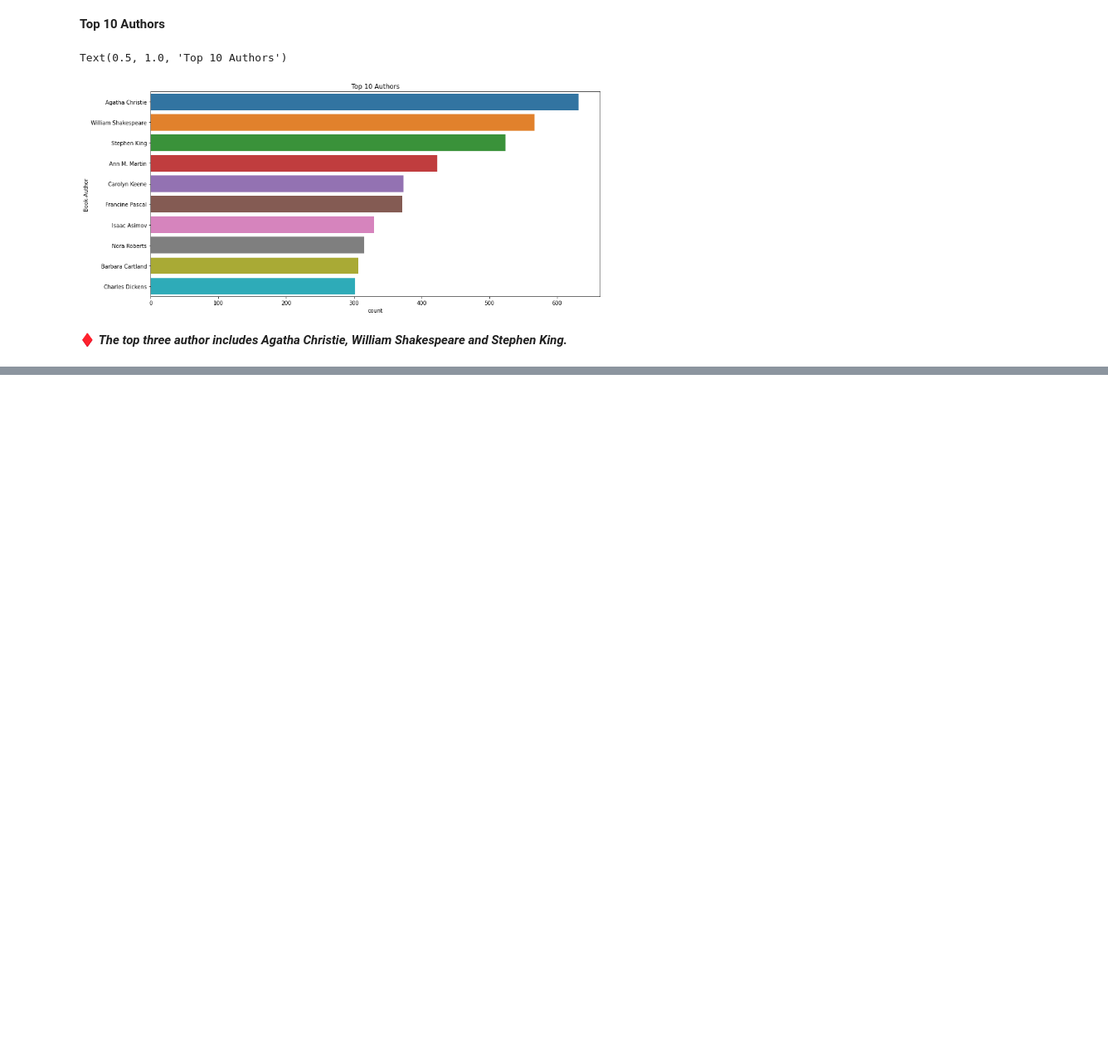
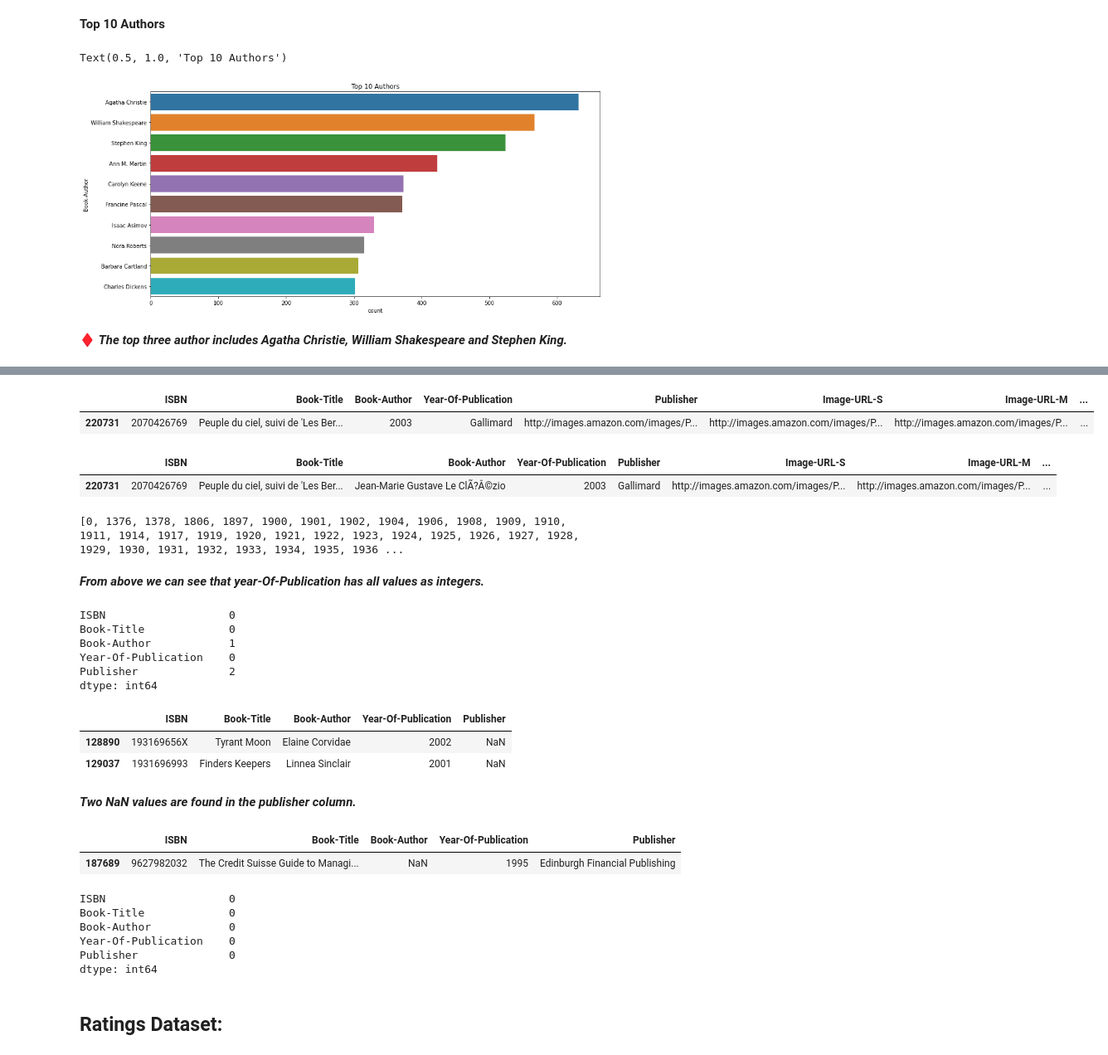
Before and after one commit to roysoni24/Book-Recommendation-System, a Jupyter notebook: Book_Recommendation_System.ipynb, the cells around one changed output, grey strips where cells are left out. Shown: that part at 83% size. Drawn from its saved outputs; the diff is of its cells as text; code cells hidden in the pictures; blank space fills up the shorter version.

```diff
--- a/Book_Recommendation_System.ipynb
+++ b/Book_Recommendation_System.ipynb
@@ -312,0 +353,26 @@ Text(0.5, 1.0, 'Top 10 Authors')
+# %%
+#investigating the rows having 'Gallimard' as yearOfPublication
+books.loc[books['Year-Of-Publication'] == 'Gallimard',:]
+# %% [output]
+|  | ISBN | Book-Title | Book-Author | Year-Of-Publication | Publisher | Image-URL-S | Image-URL-M | ... |
+| 220731 | 2070426769 | Peuple du ciel, suivi de 'Les Ber... | 2003 | Gallimard | http://images.amazon.com/images/P... | http://images.amazon.com/images/P... | http://images.amazon.com/images/P... | ... |
+# %%
+#making required corrections as above, keeping other fields intact
+books.loc[books.ISBN == '2070426769','Year-Of-Publication'] = 2003
+books.loc[books.ISBN == '2070426769','Book-Author'] = "Jean-Marie Gustave Le ClÃ?Â©zio"
+books.loc[books.ISBN == '2070426769','Publisher'] = "Gallimard"
+books.loc[books.ISBN == '2070426769','Book-Title'] = "Peuple du ciel, suivi de 'Les Bergers"
+
+
+books.loc[books.ISBN == '2070426769',:]
+# %% [output]
+|  | ISBN | Book-Title | Book-Author | Year-Of-Publication | Publisher | Image-URL-S | Image-URL-M | ... |
+| 220731 | 2070426769 | Peuple du ciel, suivi de 'Les Ber... | Jean-Marie Gustave Le ClÃ?Â©zio | 2003 | Gallimard | http://images.amazon.com/images/P... | http://images.amazon.com/images/P... | ... |
+# %%
+books['Year-Of-Publication']=pd.to_numeric(books['Year-Of-Publication'], errors='coerce')
+
+print(sorted(books['Year-Of-Publication'].unique()))
+# %% [output]
+[0, 1376, 1378, 1806, 1897, 1900, 1901, 1902, 1904, 1906, 1908, 1909, 1910, 1911, 1914, 1917, 1919, 1920, 1921, 1922, 1923, 1924, 1925, 1926, 1927, 1928, 1929, 1930, 1931, 1932, 1933, 1934, 1935, 1936 ...
+# %% [markdown]
+***From above we can see that year-Of-Publication has all values as integers.***
@@ -312,0 +382,19 @@ Text(0.5, 1.0, 'Top 10 Authors')
+# %%
+#checking for missing values
+books.isna().sum()
+# %% [output]
+ISBN                   0
+Book-Title             0
+Book-Author            1
+Year-Of-Publication    0
+Publisher              2
+dtype: int64
+# %%
+# publisher column
+books.loc[books.Publisher.isnull(),:]
+# %% [output]
+|  | ISBN | Book-Title | Book-Author | Year-Of-Publication | Publisher |
+| 128890 | 193169656X | Tyrant Moon | Elaine Corvidae | 2002 | NaN |
+| 129037 | 1931696993 | Finders Keepers | Linnea Sinclair | 2001 | NaN |
+# %% [markdown]
+***Two NaN values are found in the publisher column.***
@@ -312,0 +404,6 @@ Text(0.5, 1.0, 'Top 10 Authors')
+# %%
+#exploring 'Book-Author' column
+books.loc[books['Book-Author'].isnull(),:]
+# %% [output]
+|  | ISBN | Book-Title | Book-Author | Year-Of-Publication | Publisher |
+| 187689 | 9627982032 | The Credit Suisse Guide to Managi... | NaN | 1995 | Edinburgh Financial Publishing |
@@ -312,0 +413,11 @@ Text(0.5, 1.0, 'Top 10 Authors')
+# %%
+books.isna().sum()
+# %% [output]
+ISBN                   0
+Book-Title             0
+Book-Author            0
+Year-Of-Publication    0
+Publisher              0
+dtype: int64
+# %% [markdown]
+## **Ratings Dataset:**
```
Also changed, not shown: parts of 7 cells of this notebook.
